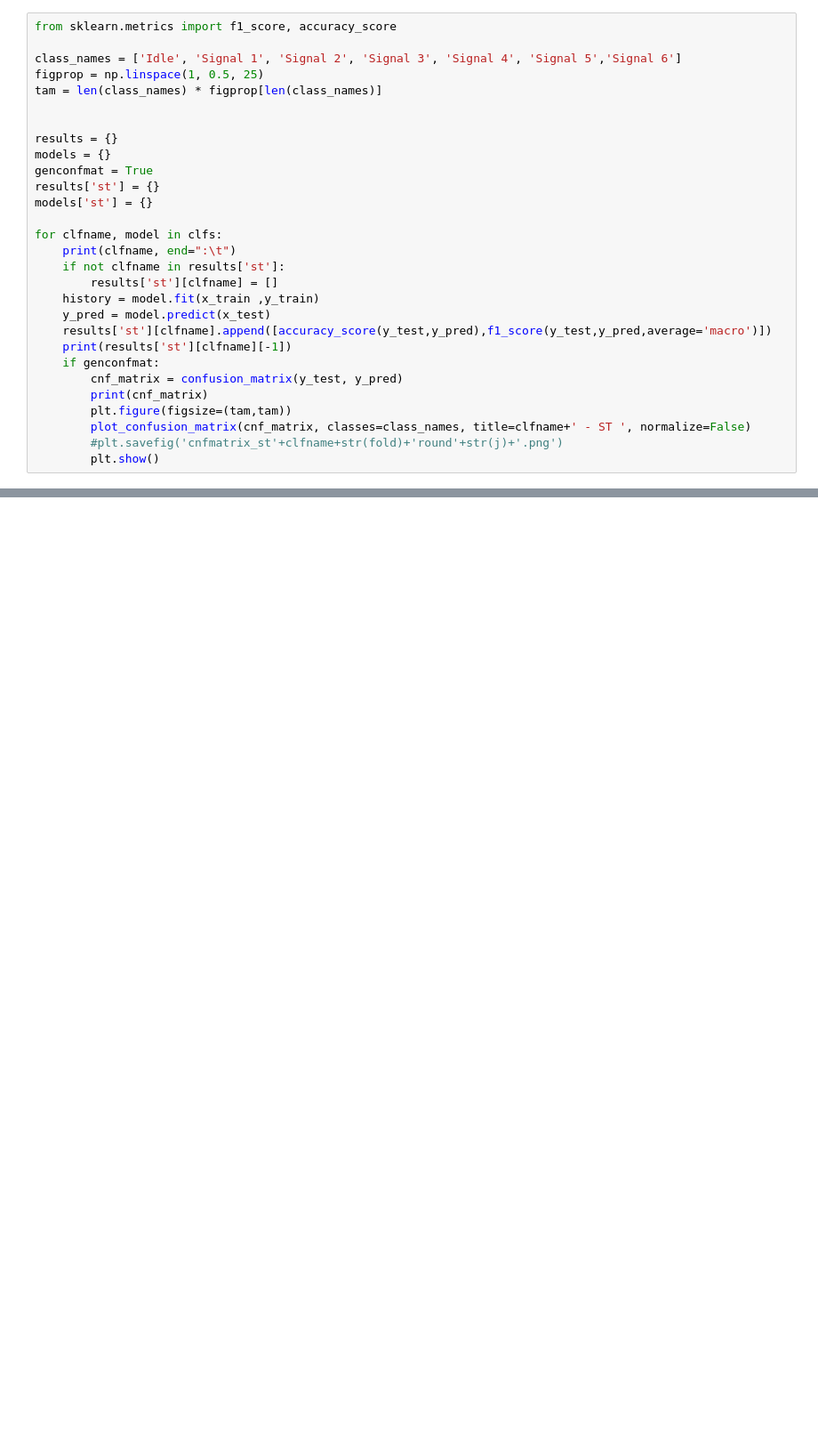
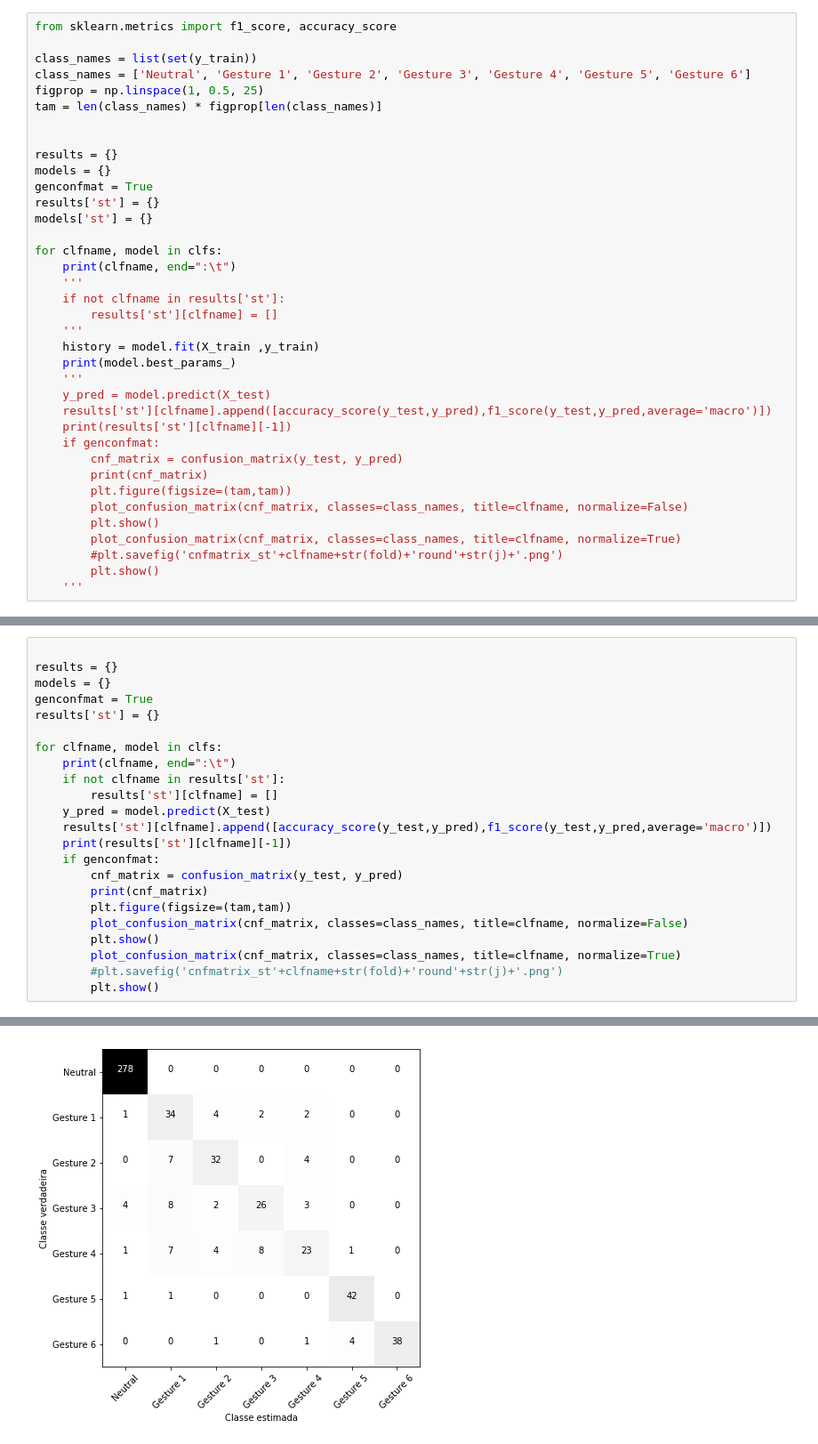
Before and after one commit to carlosgc/mpca-ia-hw-final, a Jupyter notebook: source/hwfinal.ipynb, the cells around one changed output, grey strips where cells are left out. Shown: that part at 89% size. Cells and saved outputs as stored; diff of their text form; blank space fills up the shorter version.

```diff
--- a/source/hwfinal.ipynb
+++ b/source/hwfinal.ipynb
@@ -283,7 +351,8 @@ clfs = [("K-NNeighbors", knn),
 # %%
 from sklearn.metrics import f1_score, accuracy_score
 
-class_names = ['Idle', 'Signal 1', 'Signal 2', 'Signal 3', 'Signal 4', 'Signal 5','Signal 6']
+class_names = list(set(y_train))
+class_names = ['Neutral', 'Gesture 1', 'Gesture 2', 'Gesture 3', 'Gesture 4', 'Gesture 5', 'Gesture 6']
 figprop = np.linspace(1, 0.5, 25)
 tam = len(class_names) * figprop[len(class_names)]
 
@@ -296,16 +365,23 @@ models['st'] = {}
 
 for clfname, model in clfs:
     print(clfname, end=":\t")
+    '''
     if not clfname in results['st']:
         results['st'][clfname] = []
-    history = model.fit(x_train ,y_train)
-    y_pred = model.predict(x_test)
+    '''
+    history = model.fit(X_train ,y_train)
+    print(model.best_params_)
+    '''
+    y_pred = model.predict(X_test)
     results['st'][clfname].append([accuracy_score(y_test,y_pred),f1_score(y_test,y_pred,average='macro')])
     print(results['st'][clfname][-1])
     if genconfmat:
         cnf_matrix = confusion_matrix(y_test, y_pred)
         print(cnf_matrix)
         plt.figure(figsize=(tam,tam))
-        plot_confusion_matrix(cnf_matrix, classes=class_names, title=clfname+' - ST ', normalize=False)
+        plot_confusion_matrix(cnf_matrix, classes=class_names, title=clfname, normalize=False)
+        plt.show()
+        plot_confusion_matrix(cnf_matrix, classes=class_names, title=clfname, normalize=True)
         #plt.savefig('cnfmatrix_st'+clfname+str(fold)+'round'+str(j)+'.png')
         plt.show()
+    '''
@@ -311,0 +447,24 @@ for clfname, model in clfs:
+# %%
+
+results = {}
+models = {}
+genconfmat = True
+results['st'] = {}
+
+for clfname, model in clfs:
+    print(clfname, end=":\t")
+    if not clfname in results['st']:
+        results['st'][clfname] = []
+    y_pred = model.predict(X_test)
+    results['st'][clfname].append([accuracy_score(y_test,y_pred),f1_score(y_test,y_pred,average='macro')])
+    print(results['st'][clfname][-1])
+    if genconfmat:
+        cnf_matrix = confusion_matrix(y_test, y_pred)
+        print(cnf_matrix)
+        plt.figure(figsize=(tam,tam))
+        plot_confusion_matrix(cnf_matrix, classes=class_names, title=clfname, normalize=False)
+        plt.show()
+        plot_confusion_matrix(cnf_matrix, classes=class_names, title=clfname, normalize=True)
+        #plt.savefig('cnfmatrix_st'+clfname+str(fold)+'round'+str(j)+'.png')
+        plt.show()
+# %% [output]
@@ -311,0 +480 @@ for clfname, model in clfs:
+[figure, added]
```
Also changed, not shown: parts of 29 cells of this notebook, 7 other files.
